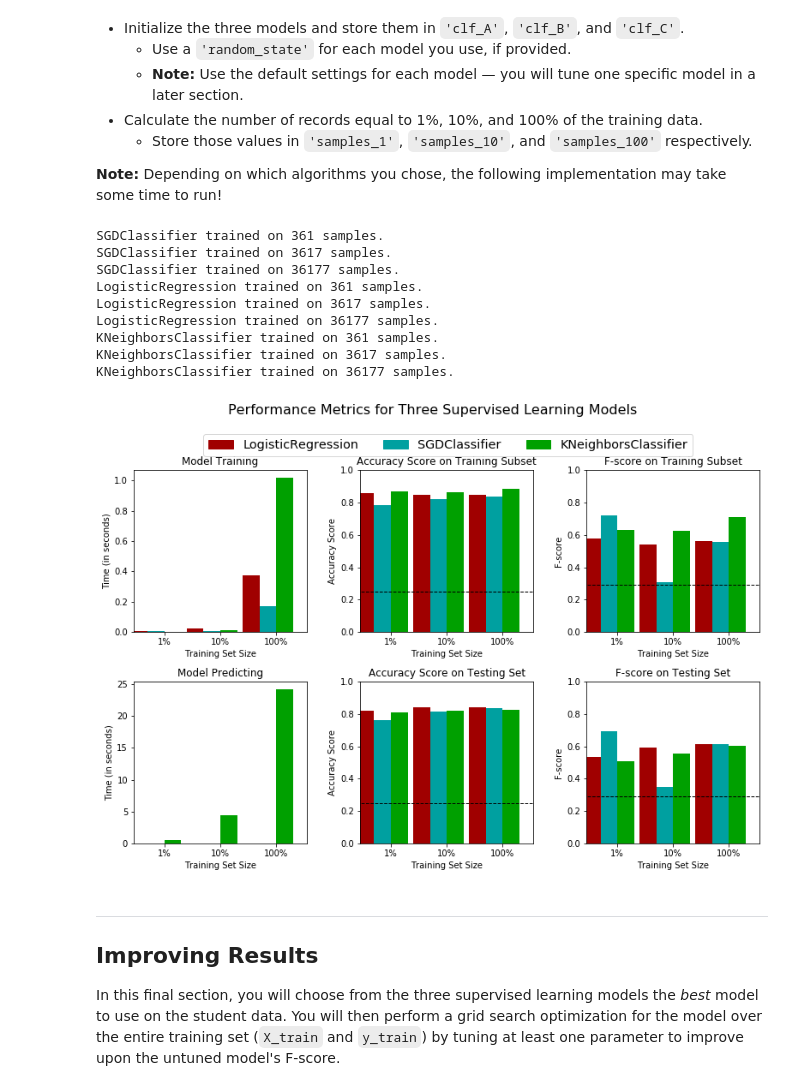
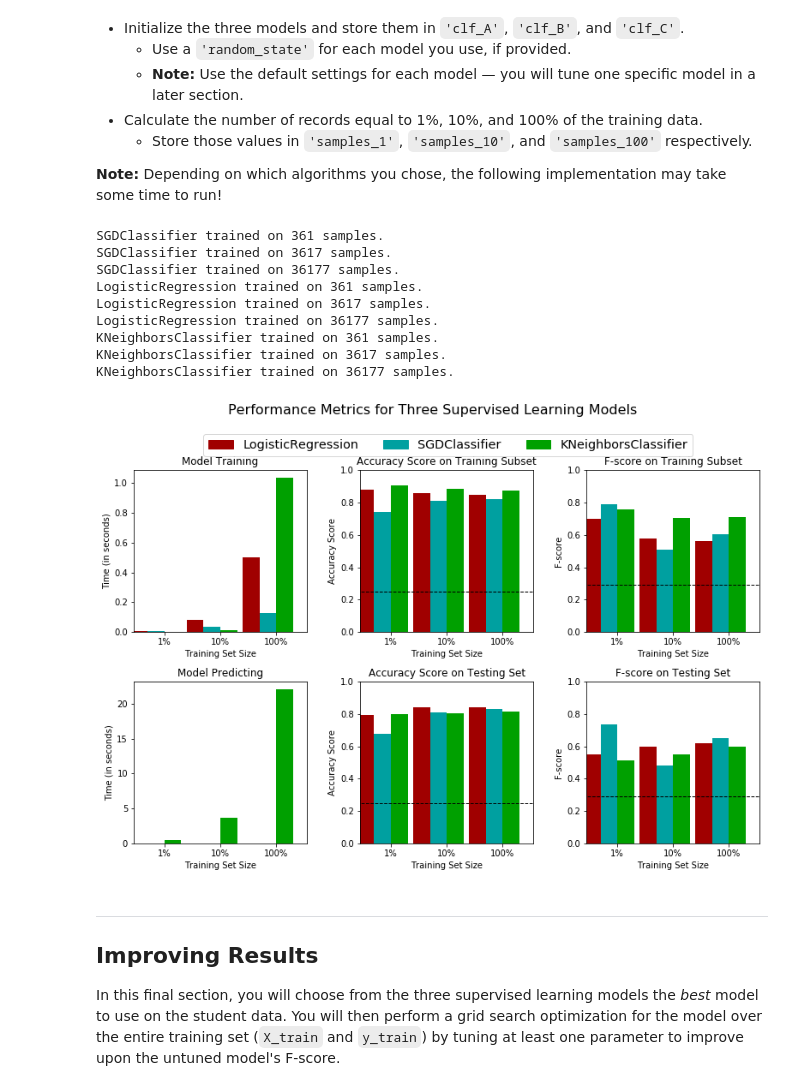
Before and after one commit to bobtaiwan/MLND-Finding_Donors, a Jupyter notebook: finding_donors.ipynb, the cells around one changed output. Cells and saved outputs as stored; diff of their text form; code cells hidden in the pictures.

```diff
--- a/finding_donors.ipynb
+++ b/finding_donors.ipynb
@@ -441,43 +441,40 @@ In the code cell, you will need to implement the following:
 from sklearn.linear_model import SGDClassifier,LogisticRegression
 from sklearn.neighbors import KNeighborsClassifier
 # TODO: Initialize the three models
-#clf_A = SGDClassifier(loss="hinge", penalty="l2")
-#clf_B = LogisticRegression(C=1e5)
-#clf_C = KNeighborsClassifier(n_neighbors=3)
+clf_A = SGDClassifier(loss="hinge", penalty="l2")
+clf_B = LogisticRegression(C=1e5)
+clf_C = KNeighborsClassifier(n_neighbors=3)
 
-clf_A = SGDClassifier()
-clf_B = LogisticRegression()
-clf_C = KNeighborsClassifier()
 # TODO: Calculate the number of samples for 1%, 10%, and 100% of the training data
 # HINT: samples_100 is the entire training set i.e. len(y_train)
 # HINT: samples_10 is 10% of samples_100
 # HINT: samples_1 is 1% of samples_100
 samples_100 = len(y_train)
 samples_10 = samples_100/10
 samples_1 = samples_100/100
 
 # Collect results on the learners
 results = {}
 for clf in [clf_A, clf_B, clf_C]:
     clf_name = clf.__class__.__name__
     results[clf_name] = {}
     for i, samples in enumerate([samples_1, samples_10, samples_100]):
         results[clf_name][i] = \
         train_predict(clf, samples, X_train, y_train, X_test, y_test)
 
 # Run metrics visualization for the three supervised learning models chosen
 vs.evaluate(results, accuracy, fscore)
 # %% [output]
 SGDClassifier trained on 361 samples.
 SGDClassifier trained on 3617 samples.
 SGDClassifier trained on 36177 samples.
 LogisticRegression trained on 361 samples.
 LogisticRegression trained on 3617 samples.
 LogisticRegression trained on 36177 samples.
 KNeighborsClassifier trained on 361 samples.
 KNeighborsClassifier trained on 3617 samples.
 KNeighborsClassifier trained on 36177 samples.
-[figure, old version]
+[figure, new version]
 # %% [markdown]
 ----
 ## Improving Results
```
Also changed, not shown: parts of 10 cells of this notebook.
